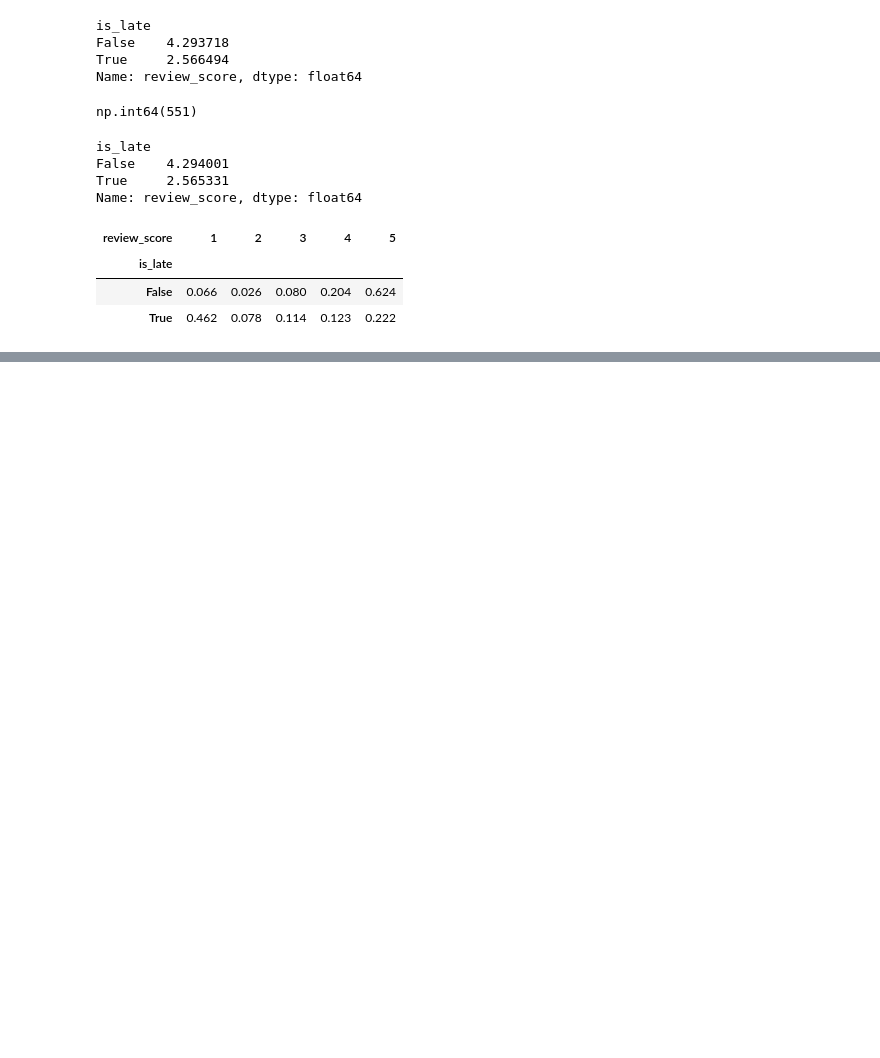
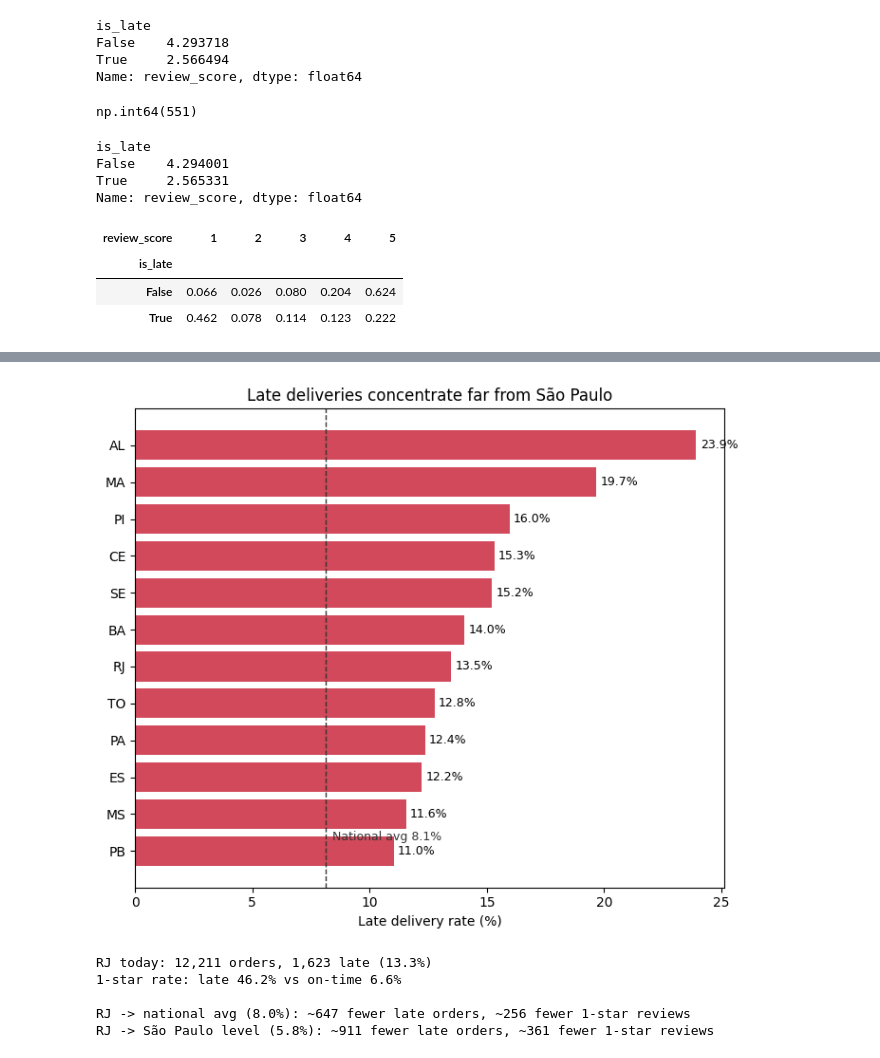
Before and after one commit to arcbxzheng23/olist-delivery-analysis, a Jupyter notebook: 01_exploration.ipynb, the cells around one changed output, grey strips where cells are left out. Drawn from its saved outputs; the diff is of its cells as text; code cells hidden in the pictures; blank space fills up the shorter version.

```diff
--- a/01_exploration.ipynb
+++ b/01_exploration.ipynb
@@ -120,0 +256,69 @@ merged.groupby("is_late")["review_score"].value_counts(normalize=True).unstack()
+# %%
+import pandas as pd
+import matplotlib.pyplot as plt
+
+orders = pd.read_csv("olist_orders_dataset.csv")
+cust   = pd.read_csv("olist_customers_dataset.csv")
+
+orders = orders[orders["order_status"] == "delivered"].dropna(subset=["order_delivered_customer_date"]).copy()
+for c in ["order_delivered_customer_date", "order_estimated_delivery_date"]:
+    orders[c] = pd.to_datetime(orders[c])
+orders["is_late"] = orders["order_delivered_customer_date"] > orders["order_estimated_delivery_date"]
+df = orders.merge(cust[["customer_id", "customer_state"]], on="customer_id", how="left")
+
+g = df.groupby("customer_state").agg(orders=("is_late", "size"), late_rate=("is_late", "mean"))
+g["late_rate"] = g["late_rate"] * 100
+g = g[g["orders"] >= 200].sort_values("late_rate")
+overall = df["is_late"].mean() * 100
+worst = g.tail(12)          # the 12 worst states
+
+fig, ax = plt.subplots(figsize=(7, 6))
+colors = ["#d1495b" if v > overall else "#4c9f70" for v in worst["late_rate"]]
+bars = ax.barh(worst.index, worst["late_rate"], color=colors)
+ax.axvline(overall, color="#333", linestyle="--", linewidth=1)
+ax.text(overall + 0.3, 0.3, f"National avg {overall:.1f}%", color="#333", fontsize=9)
+ax.set_xlabel("Late delivery rate (%)")
+ax.set_title("Late deliveries concentrate far from São Paulo")
+ax.bar_label(bars, fmt="%.1f%%", padding=3, fontsize=9)
+plt.tight_layout()
+plt.savefig("state_late_rate.png", dpi=150)
+plt.show()
+# %% [output]
+[figure, added]
+# %%
+import pandas as pd
+
+orders  = pd.read_csv("olist_orders_dataset.csv")
+cust    = pd.read_csv("olist_customers_dataset.csv")
+reviews = pd.read_csv("olist_order_reviews_dataset.csv")
+
+orders = orders[orders["order_status"] == "delivered"].dropna(subset=["order_delivered_customer_date"]).copy()
+for c in ["order_delivered_customer_date", "order_estimated_delivery_date"]:
+    orders[c] = pd.to_datetime(orders[c])
+orders["is_late"] = orders["order_delivered_customer_date"] > orders["order_estimated_delivery_date"]
+
+df = orders.merge(cust[["customer_id", "customer_state"]], on="customer_id", how="left")
+reviews = reviews.sort_values("review_creation_date").drop_duplicates("order_id", keep="last")
+df = df.merge(reviews[["order_id", "review_score"]], on="order_id", how="inner")
+df["is_1star"] = df["review_score"] == 1
+
+national_late = df["is_late"].mean()
+sp_late = df[df["customer_state"] == "SP"]["is_late"].mean()
+p1_late   = df[df["is_late"]]["is_1star"].mean()
+p1_ontime = df[~df["is_late"]]["is_1star"].mean()
+
+rj = df[df["customer_state"] == "RJ"]
+rj_orders, rj_late = len(rj), rj["is_late"].sum()
+print(f"RJ today: {rj_orders:,} orders, {rj_late:,} late ({rj['is_late'].mean()*100:.1f}%)")
+print(f"1-star rate: late {p1_late*100:.1f}% vs on-time {p1_ontime*100:.1f}%\n")
+
+for label, target in [("national avg", national_late), ("São Paulo level", sp_late)]:
+    fixed = rj_late - target * rj_orders          # late orders eliminated
+    recovered = fixed * (p1_late - p1_ontime)     # fewer 1-star reviews
+    print(f"RJ -> {label} ({target*100:.1f}%): ~{fixed:,.0f} fewer late orders, ~{recovered:,.0f} fewer 1-star reviews")
+# %% [output]
+RJ today: 12,211 orders, 1,623 late (13.3%)
+1-star rate: late 46.2% vs on-time 6.6%
+
+RJ -> national avg (8.0%): ~647 fewer late orders, ~256 fewer 1-star reviews
+RJ -> São Paulo level (5.8%): ~911 fewer late orders, ~361 fewer 1-star reviews
```
Also changed, not shown: parts of 3 cells of this notebook, 1 other file.
